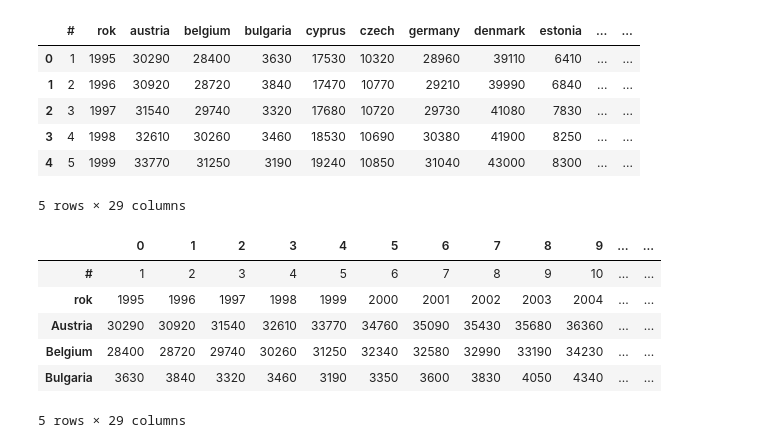
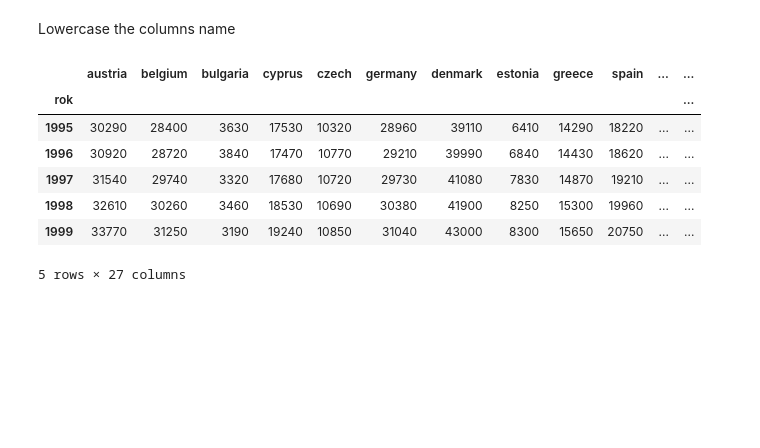
Before and after one commit to NK8007/merito-analiza-danych-cwiczenia, a Jupyter notebook: grupa_3/kod/zadanie.ipynb, the cells around one changed output. Saved outputs shown, nothing was run; the diff lists cells and outputs as text; code cells hidden in the pictures; blank space fills up the shorter version.

```diff
--- a/grupa_3/kod/zadanie.ipynb
+++ b/grupa_3/kod/zadanie.ipynb
@@ -2,7 +2,7 @@
 import pandas as pd
 # %%
 path = '../../dane/real_GDP_per_capita.csv'
-df_real_GDP_per_capita = pd.read_csv(path, sep=',')
+df_real_GDP_per_capita = pd.read_csv(path, sep=',', index_col=1)
 # %%
 df_real_GDP_per_capita_1 = df_real_GDP_per_capita.copy()
 df_real_GDP_per_capita_1.head()
@@ -16,0 +27,4 @@ df_real_GDP_per_capita_1.head()
+# %%
+df_real_GDP_per_capita_1.columns = [x.strip() for x in df_real_GDP_per_capita_1.columns]
+columns_name = [x for x in df_real_GDP_per_capita_1.columns]
+print(columns_name)
@@ -17,4 +35,4 @@ df_real_GDP_per_capita_1.head()
 # %%
-df_real_GDP_per_capita_3 = df_real_GDP_per_capita_1.drop(columns='#')
-df_real_GDP_per_capita_3.head()
+df_real_GDP_per_capita_2 = df_real_GDP_per_capita_1.drop(columns=['#'])
+df_real_GDP_per_capita_2.head()
 # %% [output]
@@ -22,22 +47,14 @@ KeyError: "['#'] not found in axis"
+# %% [markdown]
+Lowercase the columns name
 # %%
-df_real_GDP_per_capita_1.columns = [x.lower() for x in df_real_GDP_per_capita_1.columns]
-df_real_GDP_per_capita_1.head()
+df_real_GDP_per_capita_2.columns = [x.lower() for x in df_real_GDP_per_capita_2.columns]
+df_real_GDP_per_capita_2.head()
 # %% [output]
-|  | # | rok | austria | belgium | bulgaria | cyprus | czech | germany | denmark | estonia | ... | ... |
-| 0 | 1 | 1995 | 30290 | 28400 | 3630 | 17530 | 10320 | 28960 | 39110 | 6410 | ... | ... |
-| 1 | 2 | 1996 | 30920 | 28720 | 3840 | 17470 | 10770 | 29210 | 39990 | 6840 | ... | ... |
-| 2 | 3 | 1997 | 31540 | 29740 | 3320 | 17680 | 10720 | 29730 | 41080 | 7830 | ... | ... |
-| 3 | 4 | 1998 | 32610 | 30260 | 3460 | 18530 | 10690 | 30380 | 41900 | 8250 | ... | ... |
-| 4 | 5 | 1999 | 33770 | 31250 | 3190 | 19240 | 10850 | 31040 | 43000 | 8300 | ... | ... |
+|  | austria | belgium | bulgaria | cyprus | czech | germany | denmark | estonia | greece | spain | ... | ... |
+| rok |  |  |  |  |  |  |  |  |  |  |  | ... |
+| 1995 | 30290 | 28400 | 3630 | 17530 | 10320 | 28960 | 39110 | 6410 | 14290 | 18220 | ... | ... |
+| 1996 | 30920 | 28720 | 3840 | 17470 | 10770 | 29210 | 39990 | 6840 | 14430 | 18620 | ... | ... |
+| 1997 | 31540 | 29740 | 3320 | 17680 | 10720 | 29730 | 41080 | 7830 | 14870 | 19210 | ... | ... |
+| 1998 | 32610 | 30260 | 3460 | 18530 | 10690 | 30380 | 41900 | 8250 | 15300 | 19960 | ... | ... |
+| 1999 | 33770 | 31250 | 3190 | 19240 | 10850 | 31040 | 43000 | 8300 | 15650 | 20750 | ... | ... |
-5 rows × 29 columns
+5 rows × 27 columns
-# %%
-df_real_GDP_per_capita_2 = df_real_GDP_per_capita_1.T
-df_real_GDP_per_capita_2.head()
-# %% [output]
-|  | 0 | 1 | 2 | 3 | 4 | 5 | 6 | 7 | 8 | 9 | ... | ... |
-| # | 1 | 2 | 3 | 4 | 5 | 6 | 7 | 8 | 9 | 10 | ... | ... |
-| rok | 1995 | 1996 | 1997 | 1998 | 1999 | 2000 | 2001 | 2002 | 2003 | 2004 | ... | ... |
-| Austria | 30290 | 30920 | 31540 | 32610 | 33770 | 34760 | 35090 | 35430 | 35680 | 36360 | ... | ... |
-| Belgium | 28400 | 28720 | 29740 | 30260 | 31250 | 32340 | 32580 | 32990 | 33190 | 34230 | ... | ... |
-| Bulgaria | 3630 | 3840 | 3320 | 3460 | 3190 | 3350 | 3600 | 3830 | 4050 | 4340 | ... | ... |
-5 rows × 29 columns
```
Also changed, not shown: parts of 12 cells of this notebook.
